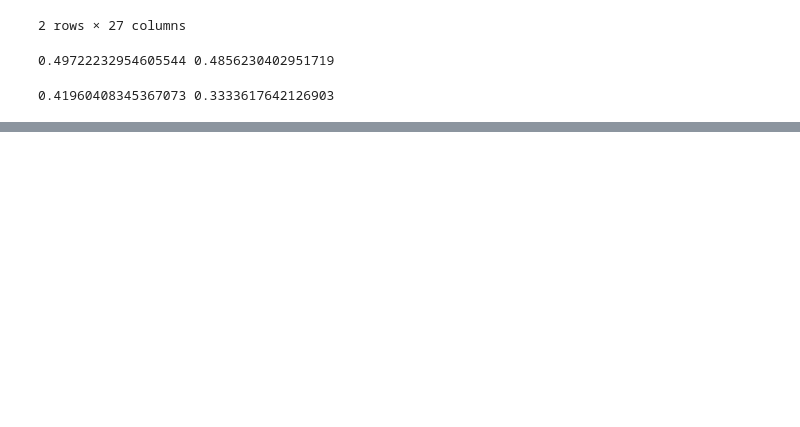
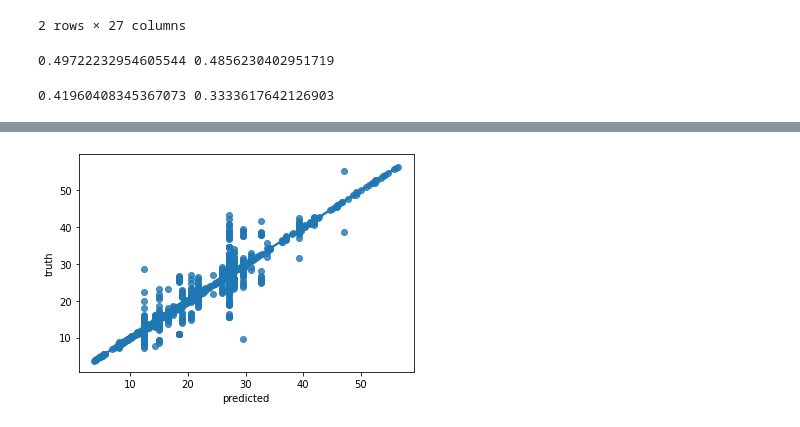
Before and after one commit to QiyunC/Citadel-Datathon-2021, a Jupyter notebook: Model_merged.ipynb, the cells around one changed output, grey strips where cells are left out. Drawn from its saved outputs; the diff is of its cells as text; code cells hidden in the pictures; blank space fills up the shorter version.

```diff
--- a/Model_merged.ipynb
+++ b/Model_merged.ipynb
@@ -207,0 +313,17 @@ print(np.mean(train_acc_lst_m2), np.mean(test_acc_lst_m2))
+# %%
+from sklearn import tree
+from sklearn.tree import DecisionTreeClassifier, export_text
+
+# Decision Tree feature importance
+clf = DecisionTreeRegressor(max_depth=9)
+clf.fit(X_m1, Y_m1)
+import_lst = clf.feature_importances_.nonzero()
+tree_rules = export_text(clf, feature_names=list(X_m1.columns))
+#print(tree_rules)
+
+predicted = clf.predict(X_m1, list(Y_m1))
+accuracy_df = pd.DataFrame({"predicted":predicted,"truth":Y_m1})
+
+fea_info = [[X_m1.columns[i],  clf.feature_importances_[i]] for i in range(len(X_m1.columns))]
+#pd.DataFrame(fea_info, columns=['Feature', 'Importance'])
+#list(X_m1.columns)
@@ -207,0 +346,5 @@ print(np.mean(train_acc_lst_m2), np.mean(test_acc_lst_m2))
+# %%
+import seaborn as sns
+fig = sns.regplot(data=accuracy_df, x="predicted",y="truth")
+# %% [output]
+[figure, added]
```
Also changed, not shown: parts of 9 cells of this notebook.
